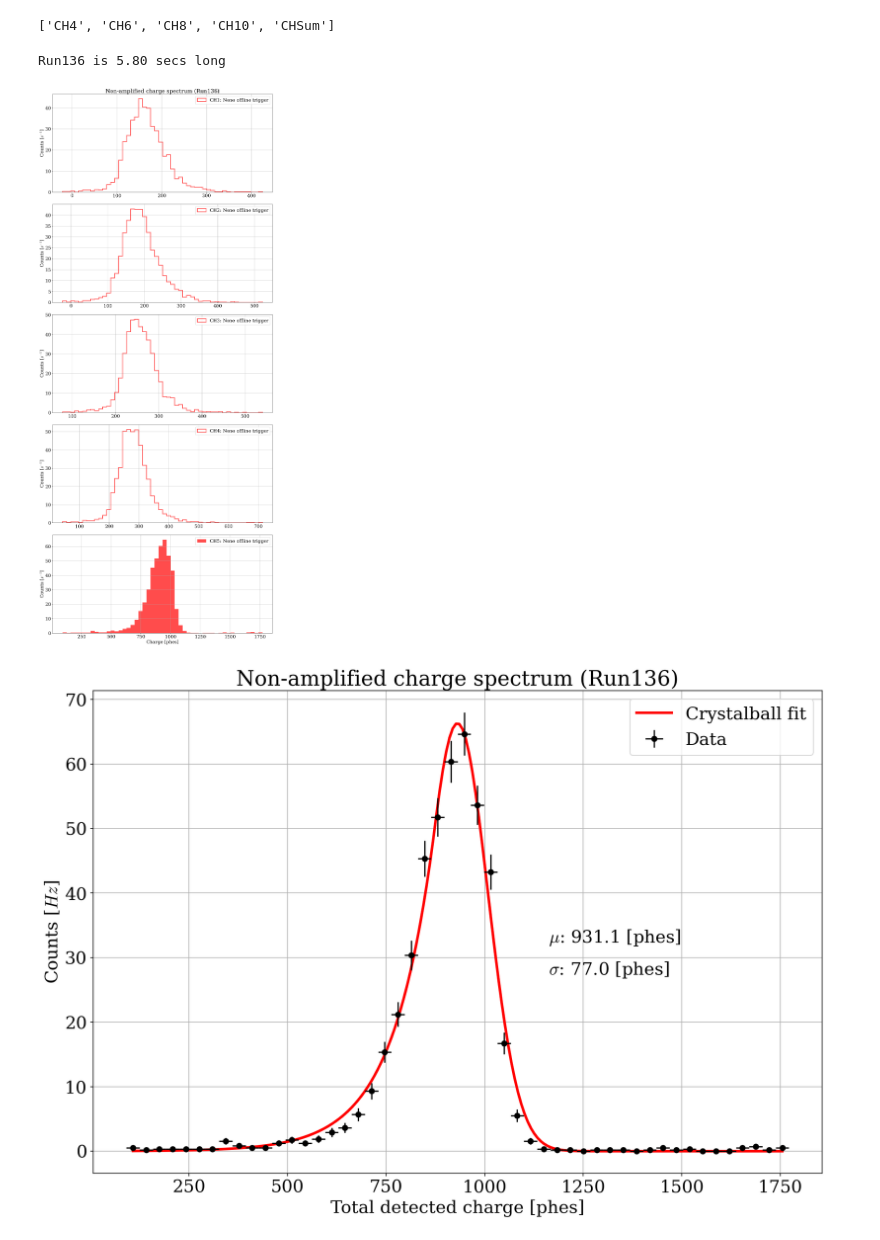
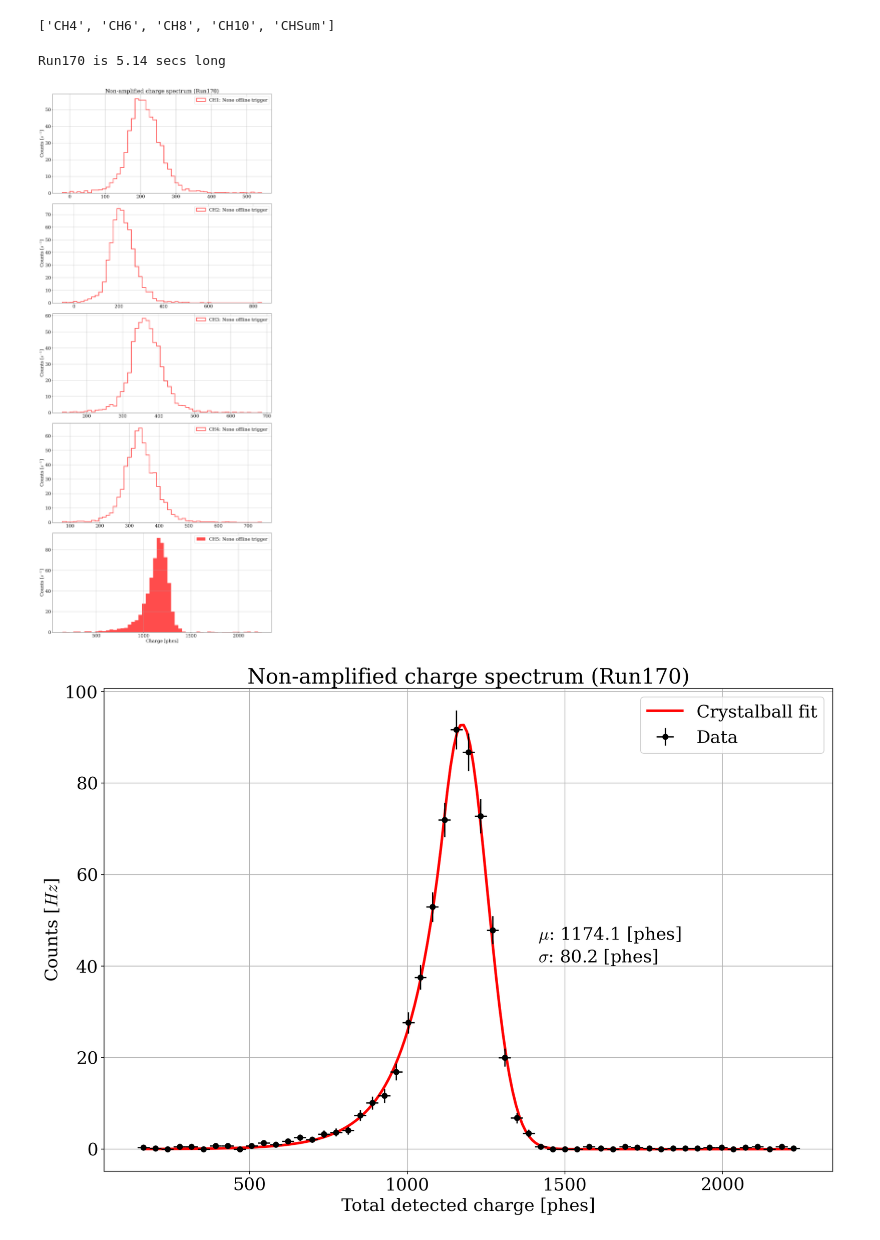
Before and after one commit to mariandbt/CIGAR, a Jupyter notebook: notebooks/ChargeSpectrum.ipynb, the cells around one changed output. Saved outputs shown, nothing was run; the diff lists cells and outputs as text; code cells hidden in the pictures.

```diff
--- a/notebooks/ChargeSpectrum.ipynb
+++ b/notebooks/ChargeSpectrum.ipynb
@@ -32,12 +32,14 @@ colors = ['royalblue', 'crimson', 'black', 'green', 'darkorange', 'brown', 'cora
 gas = 'Ar'
 # %%
 if gas == 'Ar':
-    runs    = {8.5:f'Run{120}'
-               ,7.5:f'Run{123}'
-               ,6.5:f'Run{127}'
-               # ,5.5:f'Run{132}'
-               ,5.5:f'Run{136}'
-               # ,5.5:f'Run{135}'
+    runs    = {#8.5:f'Run{120}'
+               # 8.5:f'Run{117}' # dirty gas
+               8.5:f'Run{170}'
+            #    ,7.5:f'Run{123}'
+            #    ,6.5:f'Run{127}'
+            #    # ,5.5:f'Run{132}'
+            #    ,5.5:f'Run{156}'
+            #    # ,5.5:f'Run{135}'
                }
 
     temperatures = {8.5:f'{6}deg'
@@ -46,7 +48,7 @@ if gas == 'Ar':
                     ,5.5:f'{9}deg'
                     }
 # %%
-pressure    = 5.5
+pressure    = 8.5
 run         = runs[pressure]
 temperature = temperatures[pressure]
 # %%
@@ -70,7 +72,7 @@ event_header_bytes = 28
 sample_binning = 8e-9
 
 start = 0
-nfiles = 10
+nfiles = 7
 
 offline_trg = None
 # offline_trg = 'AND'
@@ -695,8 +700,8 @@ else:
 plt.tight_layout()
 plt.show()
 # %% [output]
-Run136 is 5.80 secs long
+Run170 is 5.14 secs long
-[figure, old version]
+[figure, new version]
 # %%
 # ============================================================================
 # PROPER ERROR CALCULATION FOR WEIGHTED HISTOGRAMS
@@ -779,7 +784,8 @@ fwhm_mask   = spectrum_counts >= spectrum_counts.max()/2
 fwhm        = spectrum_charge[fwhm_mask][-1] - spectrum_charge[fwhm_mask][0]
 
 initial_guess_A     = [spectrum_counts.max()]
-initial_guess_beta  = [2.0] # Shape parameters - reasonable defaults for detector physics
+# initial_guess_beta  = [2.0] # Shape parameters - reasonable defaults for detector physics
+initial_guess_beta  = [1.5] # Shape parameters - reasonable defaults for detector physics
 initial_guess_m     = [3.0] # Shape parameters - reasonable defaults for detector physics
 initial_guess_loc   = [spectrum_charge[np.argmax(spectrum_counts)]]
 initial_guess_scale = [fwhm]
@@ -791,41 +797,41 @@ initial_guess = initial_guess_A + initial_guess_beta + initial_guess_m + initial
 popt, pcov = curve_fit(crystal_ball_pdf, spectrum_charge, spectrum_counts,
                                p0=initial_guess, maxfev=100000)
 
-for j in range(10):
+for j in range(5):
     # Fit the model to the data
     lower = np.minimum(popt * 0.8, popt * 1.2)
     upper = np.maximum(popt * 0.8, popt * 1.2)
     bounds = (lower, upper)
     if any(bounds[0] - bounds[1] > 0):
         print(j)
         print(popt*0.8 - popt*1.2)
     popt, pcov = curve_fit(crystal_ball_pdf, spectrum_charge, spectrum_counts,
                                    p0=popt, bounds = bounds, maxfev=100000)
 
  # Fitted line
 x_fit = np.linspace(min(spectrum_charge), max(spectrum_charge), 200)
 y_fit = crystal_ball_pdf(x_fit, *popt)
 
 y_fit_var = (x_fit**2) * pcov[0,0] + pcov[1,1] + 2 * x_fit * pcov[0,1]
 y_fit_err = np.sqrt(y_fit_var)
 
 
 ax.plot(x_fit, y_fit, '-r', lw=3, label = f'Crystalball fit')
 
 ax.set_ylabel(fr'Counts [$Hz$]')
 ax.grid(True)
 # ax.set_yscale('log')
 ax.legend()
 ax.text(popt[3] + 3*popt[4], spectrum_counts.max()*0.5, fr"$\mu$: {popt[3]:.1f} [phes]")
 ax.text(popt[3] + 3*popt[4], spectrum_counts.max()*0.5 - 5, fr"$\sigma$: {popt[4]:.1f} [phes]")
 
 
 if params['pes']:
     ax.set_xlabel(r'Total detected charge [phes]')
 else:
     ax.set_xlabel(r'Total detected charge [V $\cdot$ s]')
 # %% [output]
-[figure, old version]
+[figure, new version]
 # %%
 j
 # %% [output]
```
Also changed, not shown: parts of 11 cells of this notebook, 3 other files.
